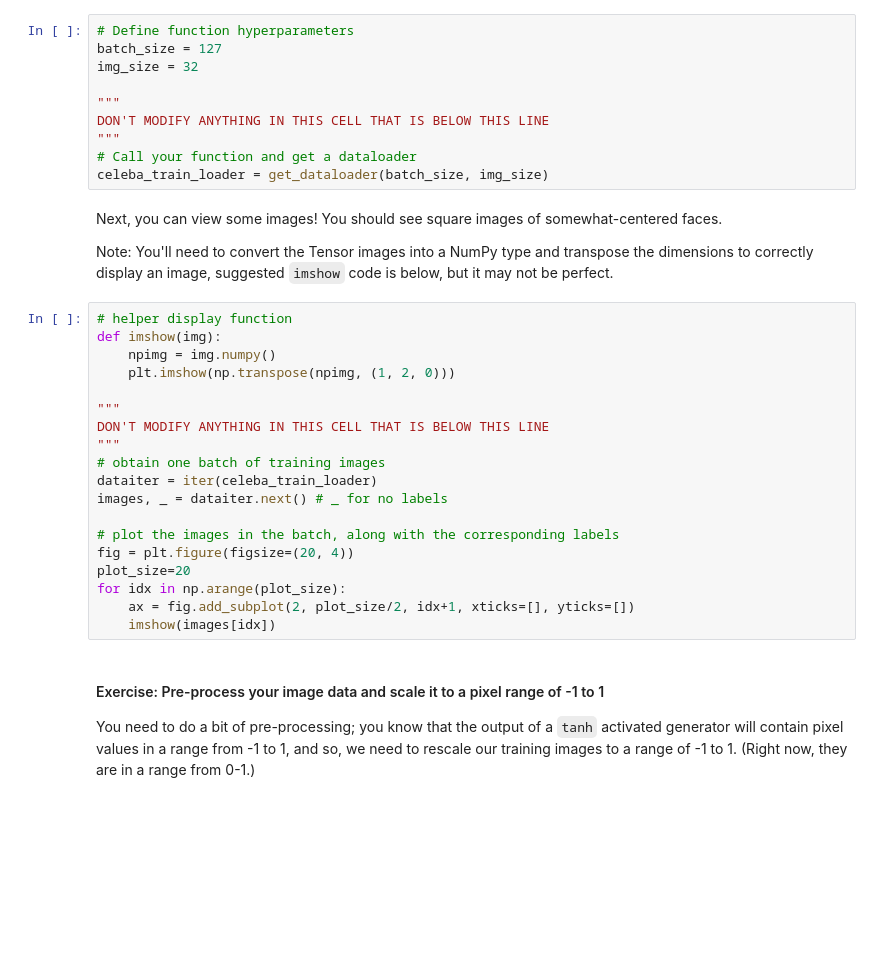
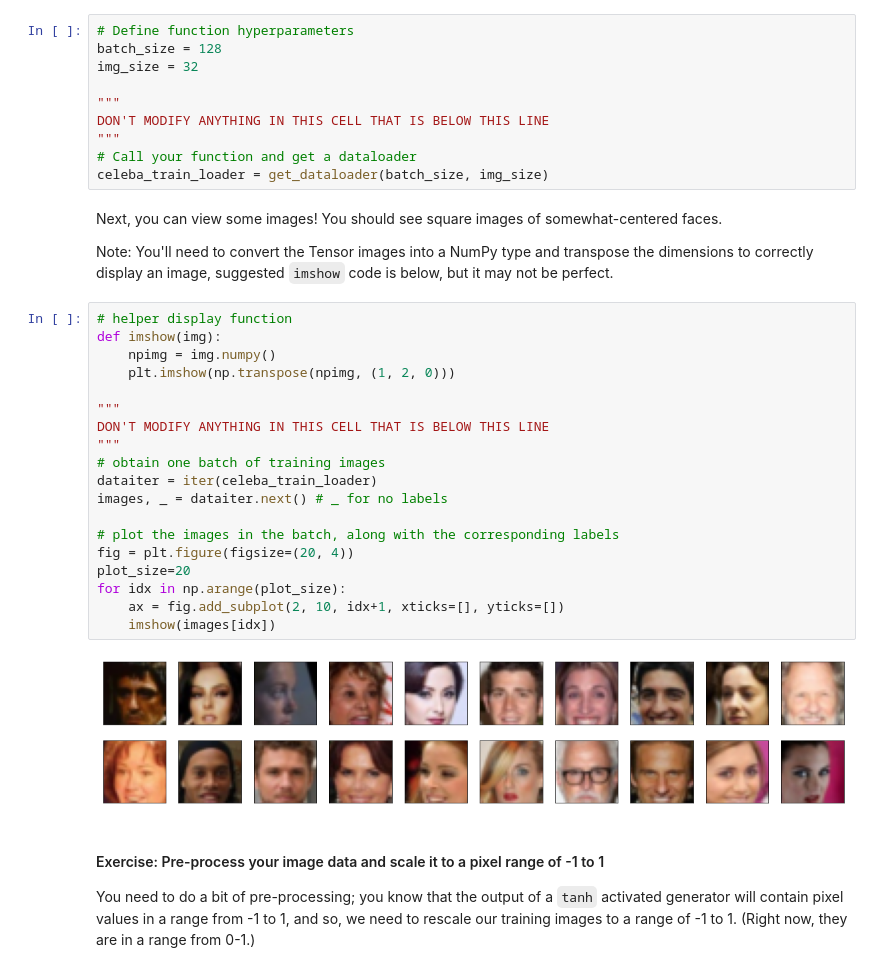
Before and after one commit to edison-tan/project-face-generation, a Jupyter notebook: dlnd_face_generation.ipynb, the cells around one changed output. Drawn from its saved outputs; the diff is of its cells as text; blank space fills up the shorter version.

```diff
--- a/dlnd_face_generation.ipynb
+++ b/dlnd_face_generation.ipynb
@@ -87,7 +91,7 @@ Call the above function and create a dataloader to view images.
 * Your `image_size` **must be** `32`. Resizing the data to a smaller size will make for faster training, while still creating convincing images of faces!
 # %%
 # Define function hyperparameters
-batch_size = 127
+batch_size = 128
 img_size = 32
 
 """
@@ -102,22 +106,24 @@ Note: You'll need to convert the Tensor images into a NumPy type and transpose t
 # %%
 # helper display function
 def imshow(img):
     npimg = img.numpy()
     plt.imshow(np.transpose(npimg, (1, 2, 0)))
 
 """
 DON'T MODIFY ANYTHING IN THIS CELL THAT IS BELOW THIS LINE
 """
 # obtain one batch of training images
 dataiter = iter(celeba_train_loader)
 images, _ = dataiter.next() # _ for no labels
 
 # plot the images in the batch, along with the corresponding labels
 fig = plt.figure(figsize=(20, 4))
 plot_size=20
 for idx in np.arange(plot_size):
-    ax = fig.add_subplot(2, plot_size/2, idx+1, xticks=[], yticks=[])
+    ax = fig.add_subplot(2, 10, idx+1, xticks=[], yticks=[])
     imshow(images[idx])
+# %% [output]
+[figure, added]
 # %% [markdown]
 #### Exercise: Pre-process your image data and scale it to a pixel range of -1 to 1
 
```
Also changed, not shown: parts of 15 cells of this notebook, 1 other file.
